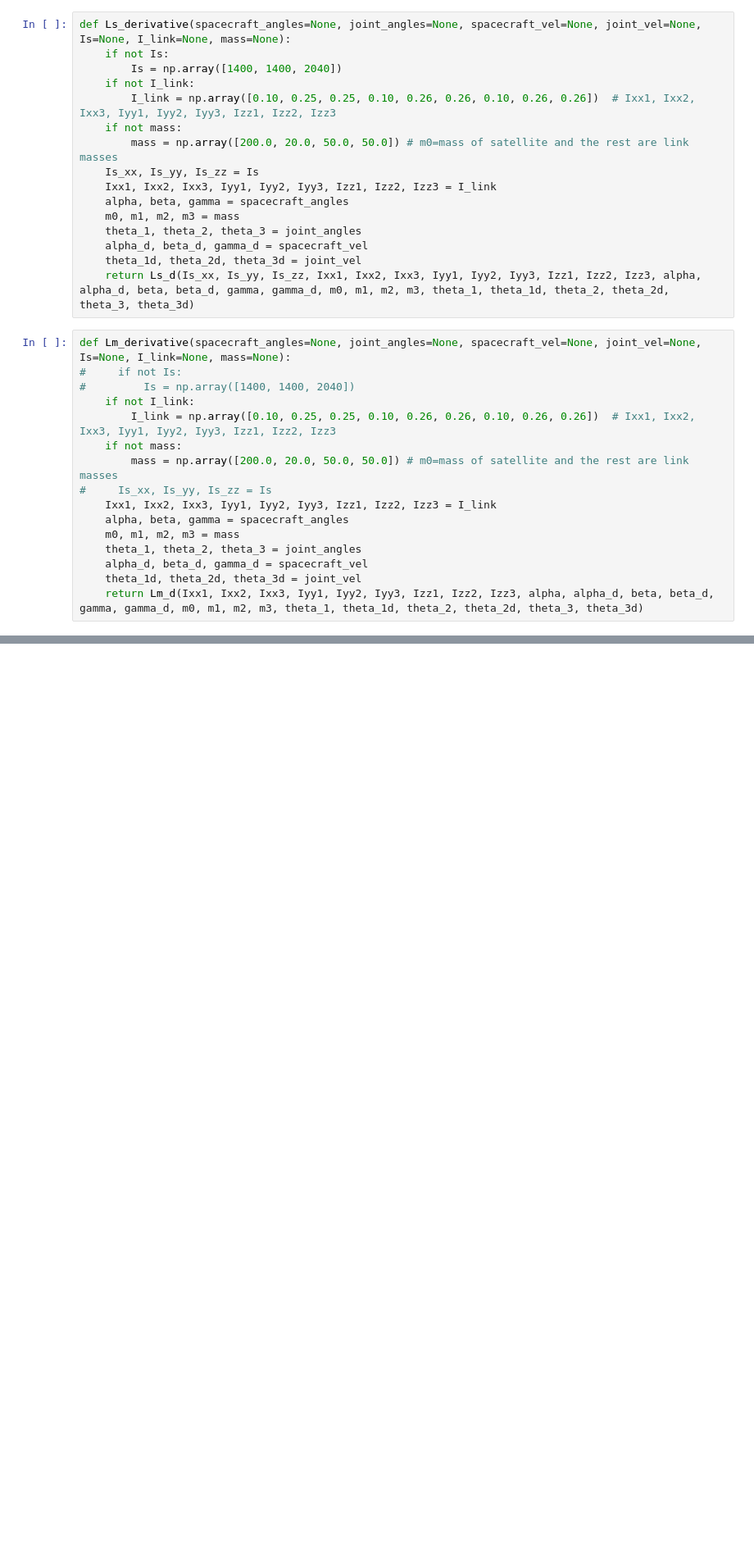
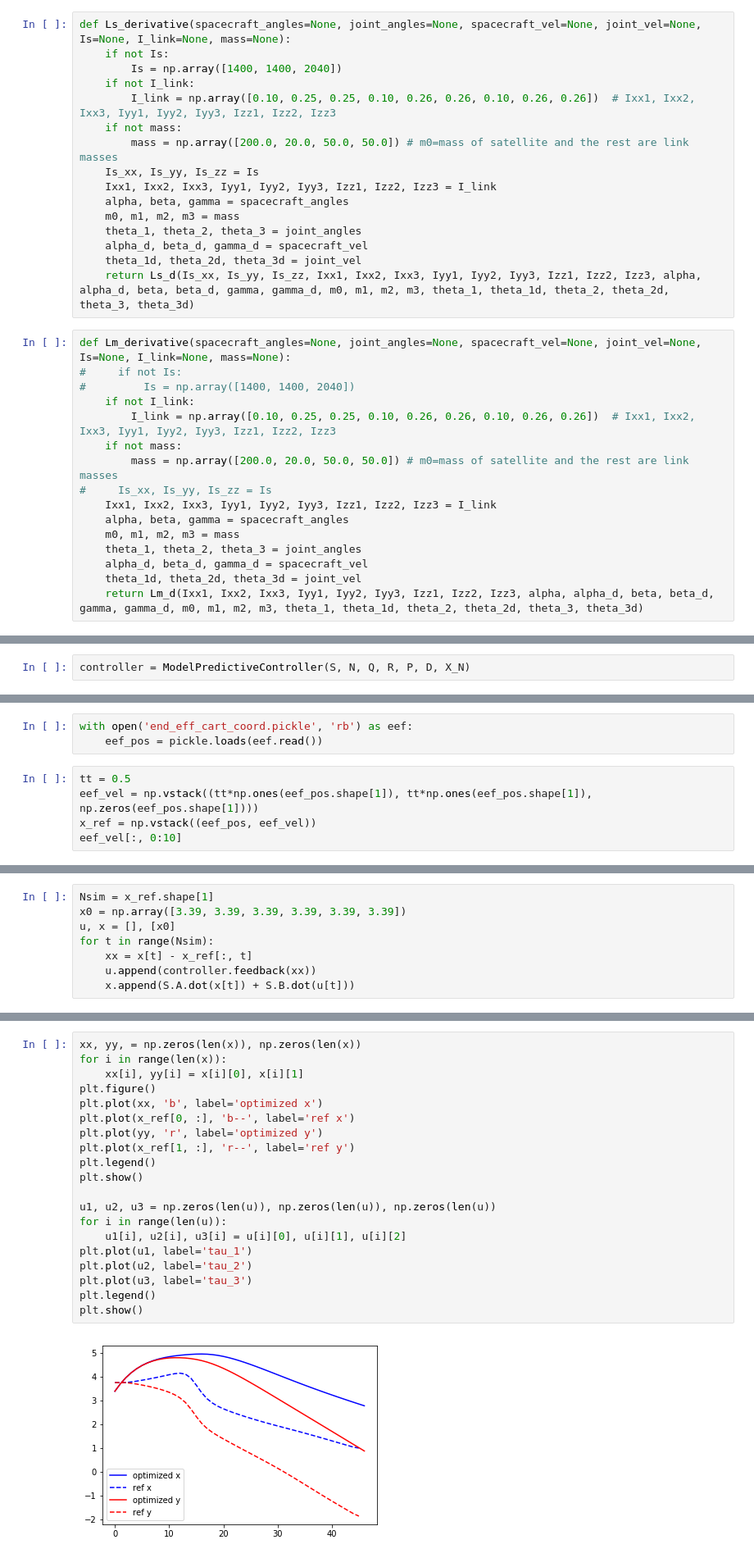
Before and after one commit to ashBabu/model_predictive_control, a Jupyter notebook: src/ffmpc.ipynb, the cells around one changed output, grey strips where cells are left out. Shown at 82% size. Cells and saved outputs as stored; diff of their text form; blank space fills up the shorter version.

```diff
--- a/src/ffmpc.ipynb
+++ b/src/ffmpc.ipynb
@@ -117,0 +146,2 @@ q_dot = np.array([.3, .4, .5])
+# %%
+controller = ModelPredictiveController(S, N, Q, R, P, D, X_N)
@@ -117,0 +161,8 @@ q_dot = np.array([.3, .4, .5])
+# %%
+with open('end_eff_cart_coord.pickle', 'rb') as eef:
+    eef_pos = pickle.loads(eef.read())
+# %%
+tt = 0.5
+eef_vel = np.vstack((tt*np.ones(eef_pos.shape[1]), tt*np.ones(eef_pos.shape[1]), np.zeros(eef_pos.shape[1])))
+x_ref = np.vstack((eef_pos, eef_vel))
+eef_vel[:, 0:10]
@@ -117,0 +173,8 @@ q_dot = np.array([.3, .4, .5])
+# %%
+Nsim = x_ref.shape[1]
+x0 = np.array([3.39, 3.39, 3.39, 3.39, 3.39, 3.39])
+u, x = [], [x0]
+for t in range(Nsim):
+    xx = x[t] - x_ref[:, t]
+    u.append(controller.feedback(xx))
+    x.append(S.A.dot(x[t]) + S.B.dot(u[t]))
@@ -117,0 +195,22 @@ q_dot = np.array([.3, .4, .5])
+# %%
+xx, yy, = np.zeros(len(x)), np.zeros(len(x))
+for i in range(len(x)):
+    xx[i], yy[i] = x[i][0], x[i][1]
+plt.figure()
+plt.plot(xx, 'b', label='optimized x')
+plt.plot(x_ref[0, :], 'b--', label='ref x')
+plt.plot(yy, 'r', label='optimized y')
+plt.plot(x_ref[1, :], 'r--', label='ref y')
+plt.legend()
+plt.show()
+
+u1, u2, u3 = np.zeros(len(u)), np.zeros(len(u)), np.zeros(len(u))
+for i in range(len(u)):
+    u1[i], u2[i], u3[i] = u[i][0], u[i][1], u[i][2]
+plt.plot(u1, label='tau_1')
+plt.plot(u2, label='tau_2')
+plt.plot(u3, label='tau_3')
+plt.legend()
+plt.show()
+# %% [output]
+[figure, added]
```
Also changed, not shown: parts of 15 cells of this notebook, 2 other files.
